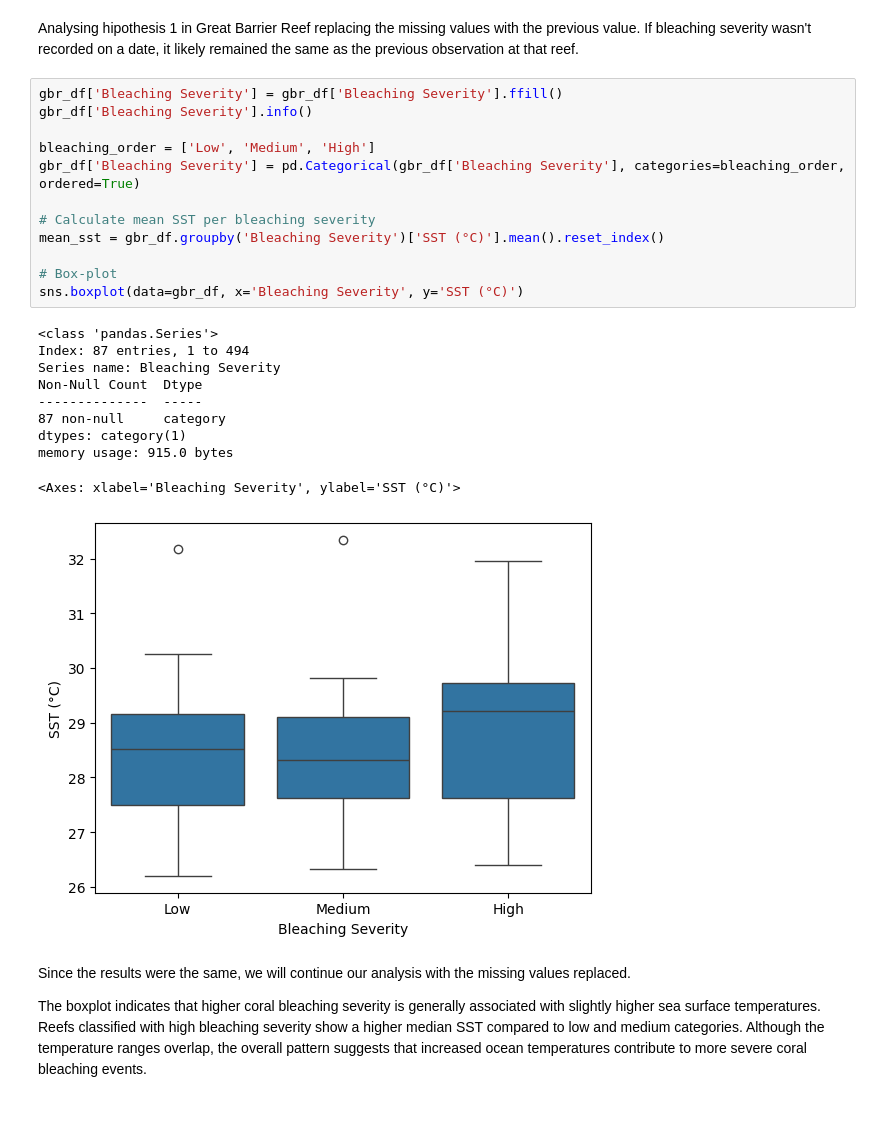
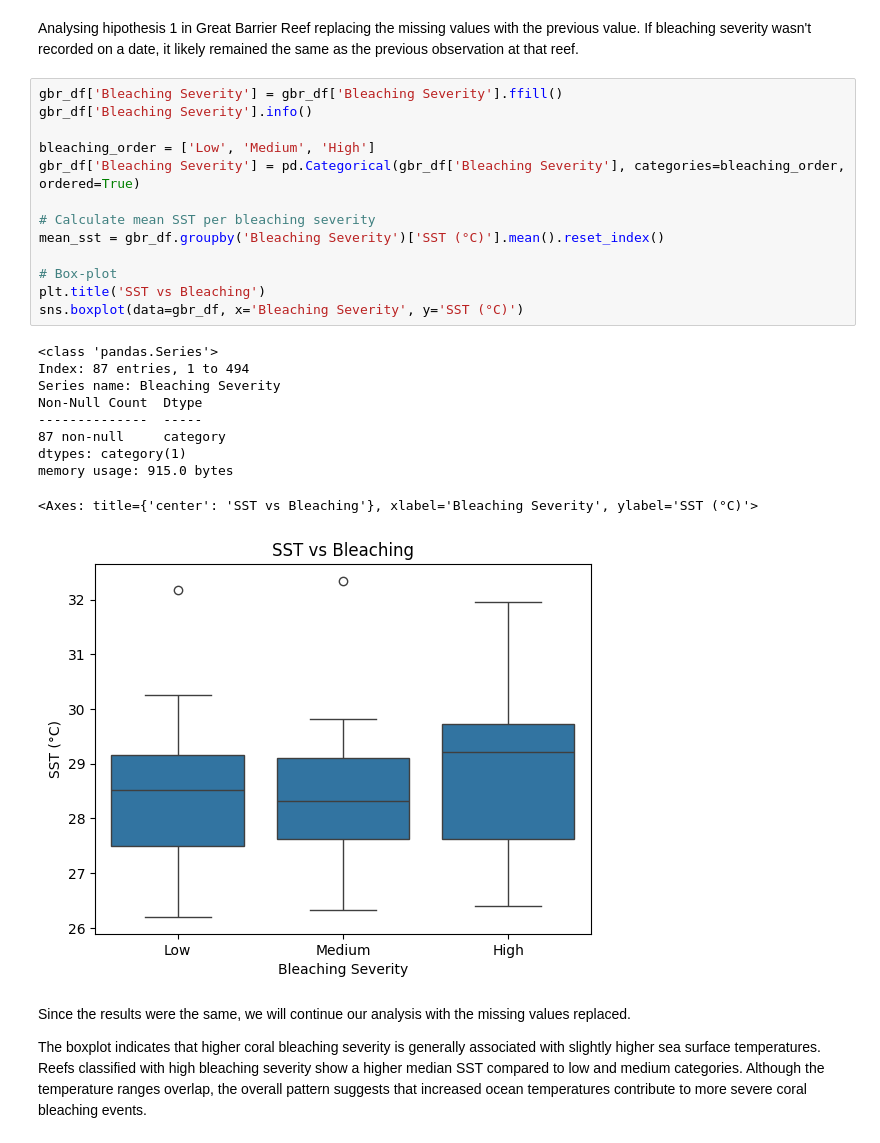
Before and after one commit to Sarah-Jane85/first_project, a Jupyter notebook: notebooks/ocean_climate_project.ipynb, the cells around one changed output. Saved outputs shown, nothing was run; the diff lists cells and outputs as text; blank space fills up the shorter version.

```diff
--- a/notebooks/ocean_climate_project.ipynb
+++ b/notebooks/ocean_climate_project.ipynb
@@ -172,26 +149,27 @@ Analysing hipothesis 1 in Great Barrier Reef replacing the missing values with t
 # %%
 gbr_df['Bleaching Severity'] = gbr_df['Bleaching Severity'].ffill()
 gbr_df['Bleaching Severity'].info()
 
 bleaching_order = ['Low', 'Medium', 'High']
 gbr_df['Bleaching Severity'] = pd.Categorical(gbr_df['Bleaching Severity'], categories=bleaching_order, ordered=True)
 
 # Calculate mean SST per bleaching severity
 mean_sst = gbr_df.groupby('Bleaching Severity')['SST (°C)'].mean().reset_index()
 
 # Box-plot
+plt.title('SST vs Bleaching')
 sns.boxplot(data=gbr_df, x='Bleaching Severity', y='SST (°C)')
 # %% [output]
 <class 'pandas.Series'>
 Index: 87 entries, 1 to 494
 Series name: Bleaching Severity
 Non-Null Count  Dtype
 --------------  -----
 87 non-null     category
 dtypes: category(1)
 memory usage: 915.0 bytes
-<Axes: xlabel='Bleaching Severity', ylabel='SST (°C)'>
+<Axes: title={'center': 'SST vs Bleaching'}, xlabel='Bleaching Severity', ylabel='SST (°C)'>
-[figure, old version]
+[figure, new version]
 # %% [markdown]
 Since the results were the same, we will continue our analysis with the missing values replaced.
 
```
Also changed, not shown: parts of 13 cells of this notebook, 15 other files.
